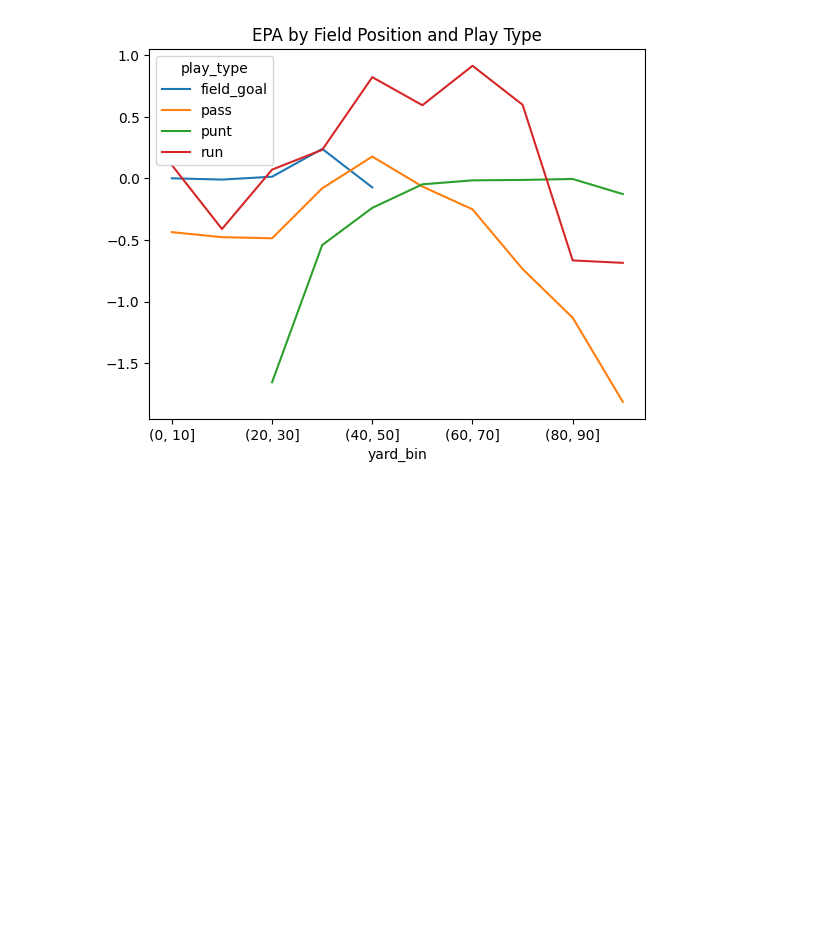
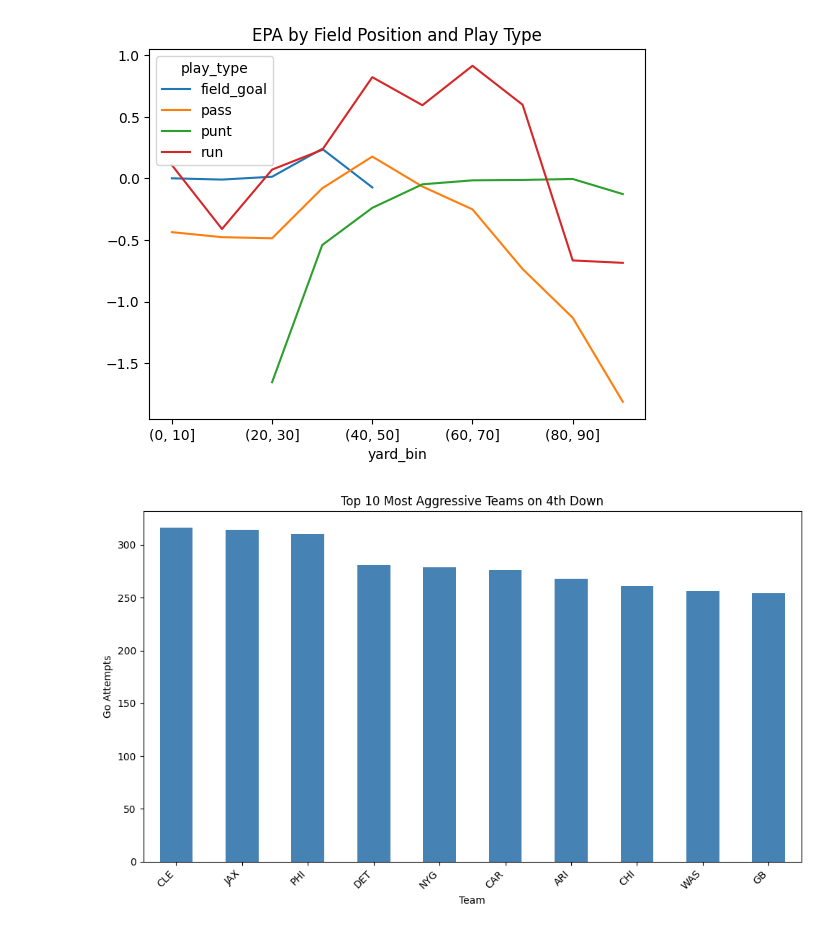
Before and after one commit to slimseidl/4th-Down-Model, a Jupyter notebook: notebooks/eda.ipynb, the cells around one changed output. Cells and saved outputs as stored; diff of their text form; code cells hidden in the pictures; blank space fills up the shorter version.

```diff
--- a/notebooks/eda.ipynb
+++ b/notebooks/eda.ipynb
@@ -166,3 +166,26 @@ epa_by_position.plot(kind="line", title="EPA by Field Position and Play Type")
 # %% [output]
 <Axes: title={'center': 'EPA by Field Position and Play Type'}, xlabel='yard_bin'>
 [figure]
+# %%
+# Aggressiveness
+
+team_behavior = df_4th.groupby(["posteam", "play_type"]).size().unstack().fillna(0)
+
+team_behavior["go_attempts"] = team_behavior.get("pass", 0) + team_behavior.get("run", 0)
+top_aggressive = team_behavior.sort_values("go_attempts", ascending=False).head(10)
+# %%
+# Plotting the top 10 most aggressive teams on 4th down in the last 14 years
+top_aggressive["go_attempts"].plot(
+    kind="bar",
+    figsize=(10,6),
+    title="Top 10 Most Aggressive Teams on 4th Down",
+    ylabel="Go Attempts",
+    xlabel="Team",
+    color="steelblue"
+)
+
+plt.xticks(rotation=45, ha="right")
+plt.tight_layout()
+plt.show()
+# %% [output]
+[figure, added]
```
Also changed, not shown: parts of 1 cell of this notebook.
